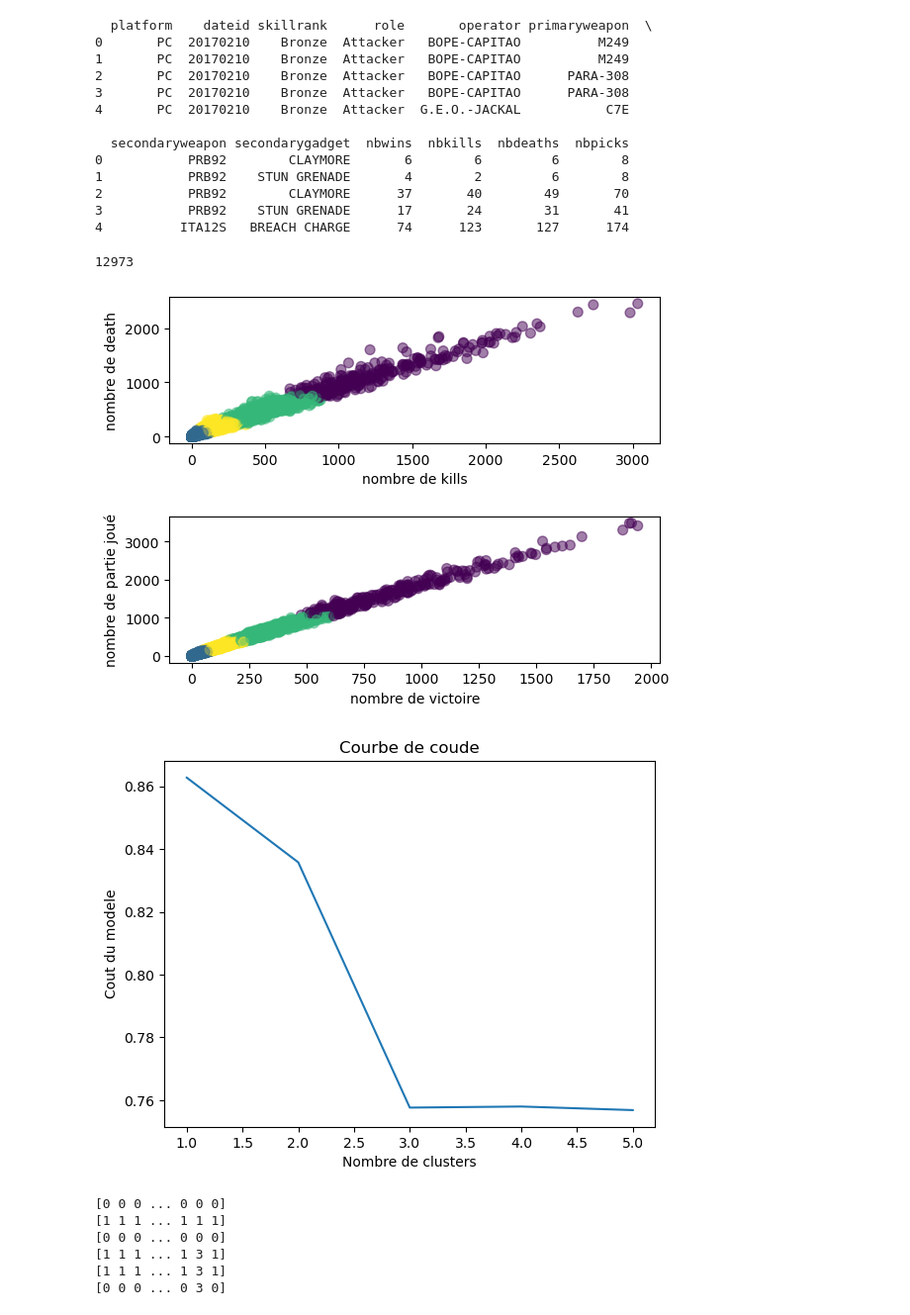
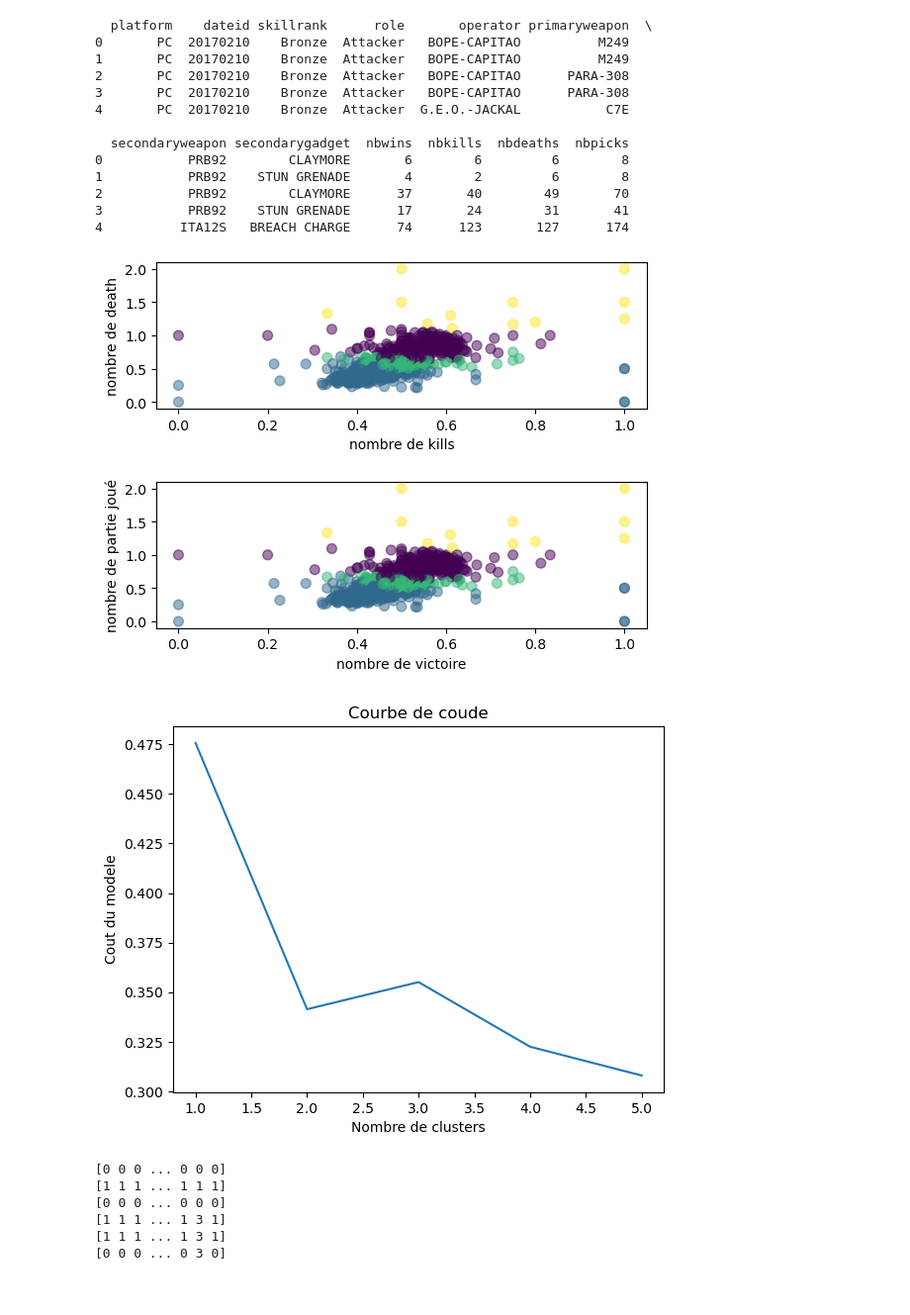
Before and after one commit to Alexis-42/ProjetMcM1, a Jupyter notebook: HAC.ipynb, the cells around one changed output. Shown: that part at 99% size. Saved outputs shown, nothing was run; the diff lists cells and outputs as text; code cells hidden in the pictures.

```diff
--- a/HAC.ipynb
+++ b/HAC.ipynb
@@ -41,38 +41,48 @@ print(dataset_R6.head())
 # %%
 from sklearn.cluster import AgglomerativeClustering
 
+dataset_R6 = pd.read_csv("./DatasetR6/S5_operators.csv", sep=';')
+
+# plus de lose rate
+dataset_R6.insert(dataset_R6.shape[1],"w/r", (dataset_R6["nbwins"]/dataset_R6["nbpicks"]), True)
+dataset_R6.insert(dataset_R6.shape[1],"k/r", (dataset_R6["nbkills"]/dataset_R6["nbpicks"]), True)
+dataset_R6.insert(dataset_R6.shape[1],"d/r", (1-(dataset_R6["nbdeaths"]/dataset_R6["nbpicks"])), True)
+dataset_R6.drop(columns=["nbwins","nbpicks","role"], inplace=True)
+
+
+# on merge et enleve les colonnes plateformes et dateid sans perdre les données associées
+dataset_R6 = dataset_R6.groupby(['skillrank','operator', 'primaryweapon', 'secondaryweapon', 'secondarygadget'], as_index=False)[['w/r','k/r','d/r']].mean()
+dataset_R6.drop(columns=['skillrank','operator', 'primaryweapon', 'secondaryweapon', 'secondarygadget'], inplace=True)
+
 dataset_test = dataset_R6.copy()
-dataset_test.drop(columns=['skillrank','operator', 'primaryweapon', 'secondaryweapon', 'secondarygadget','platform','dateid','role'], inplace=True)
-
 clusterings = []
 for i in range(6) :
-    clusterings.append(AgglomerativeClustering(n_clusters=i+1).fit(dataset_test[:20000]))
+    clusterings.append(AgglomerativeClustering(n_clusters=i+1).fit(dataset_test))
 #dataset_test.shape
 # %%
 fig, axs = plt.subplots(2)
-print(dataset_test['nbkills'].max())
 
 
-axs[0].scatter(dataset_test['nbkills'][:20000], dataset_test['nbdeaths'][:20000],c=clusterings[3].labels_.astype(float), s=50, alpha=0.5)
+axs[0].scatter(dataset_test['w/r'], dataset_test['k/r'],c=clusterings[3].labels_.astype(float), s=50, alpha=0.5)
 axs[0].set_xlabel('nombre de kills')
 axs[0].set_ylabel('nombre de death')
 
-axs[1].scatter(dataset_test['nbwins'][:20000], dataset_test['nbpicks'][:20000],c=clusterings[3].labels_.astype(float), s=50, alpha=0.5)
+axs[1].scatter(dataset_test['w/r'], dataset_test['k/r'],c=clusterings[3].labels_.astype(float), s=50, alpha=0.5)
 axs[1].set_xlabel('nombre de victoire')
 axs[1].set_ylabel('nombre de partie joué')
+
 
 fig.subplots_adjust(hspace=0.5)  # Ajustez la valeur selon vos besoins
 
 plt.show()
 # %% [output]
-12973
-[figure, old version]
+[figure, new version]
 # %%
 from sklearn.metrics import silhouette_score
 silhouette = []
 
 for i in range(1,6):
-    silhouette.append(silhouette_score(dataset_test[:20000],clusterings[i].labels_))
+    silhouette.append(silhouette_score(dataset_test,clusterings[i].labels_))
 
 plt.plot(range(1, 6), silhouette)
 plt.title('Courbe de coude')
@@ -80,7 +90,7 @@ plt.xlabel('Nombre de clusters')
 plt.ylabel('Cout du modele')
 plt.show()
 # %% [output]
-[figure, old version]
+[figure, new version]
 # %%
 for i in clusterings :
     print(i.labels_)
```
Also changed, not shown: parts of 1 cell of this notebook.
